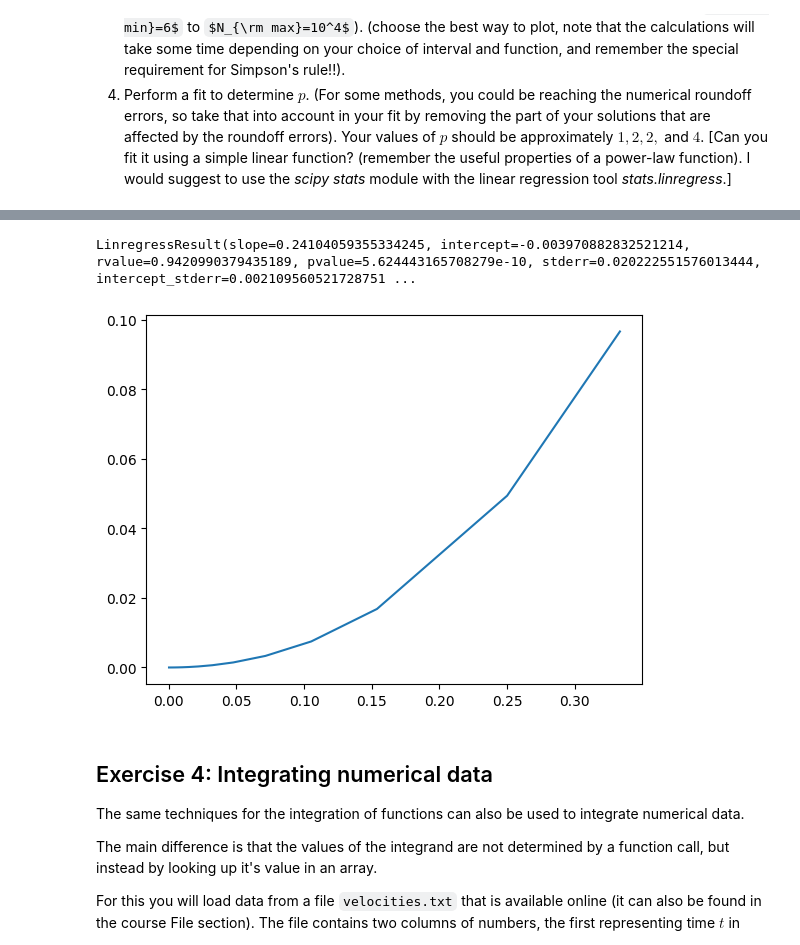
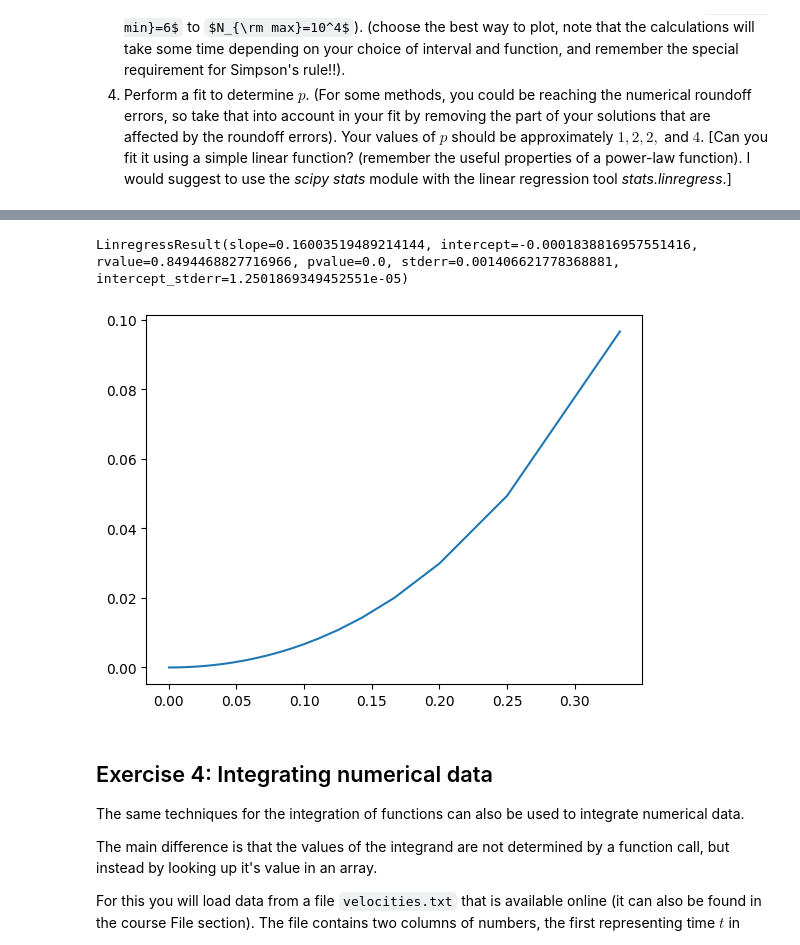
Before and after one commit to ufotermiten/Integration-LP4, a Jupyter notebook: SEE125_Integration_Group045.ipynb, the cells around one changed output, grey strips where cells are left out. Cells and saved outputs as stored; diff of their text form; code cells hidden in the pictures; some formulas as TeX source.

```diff
--- a/SEE125_Integration_Group045.ipynb
+++ b/SEE125_Integration_Group045.ipynb
@@ -211,36 +181,38 @@ LinregressResult(slope=1.4996988240947464, intercept=-0.00015618460189082296, rv
 # %%
-#### BING CHILLING GPT
+#Your code here
+def f(x):
+    return x**4 -2*x +1
 def bencherror(method):
-    a = 0 # lower limit of integration
-    b = 2 # upper limit of integration
-    exact = 4.4 # exact value of the integral
+    a = 0
+    b = 2
+    exact = 4.4
     Nmin = 6
     Nmax = 10**4
-    Nvalues = np.logspace(np.log10(Nmin), np.log10(Nmax), 20).astype(int)
+    Nvalues = np.arange(Nmin, Nmax,2).astype(int)
     hvalues = (b-a)/Nvalues
-    errors = []
-    for N in Nvalues:
-        if method == 'Right Rectangle':
+    errors = np.zeros(len(Nvalues))
+    for i,N in enumerate(Nvalues):
+        if method == 'Right':
             I = right(f, a, b, N)
         elif method == 'Midpoint':
             I = mid(f, a, b, N)
         elif method == 'Trapezium':
             I = trap(f, a, b, N)
         elif method == 'Simpson':
             I = simp(f, a, b, N)
         else:
             raise ValueError('Method not recognized')
-        errors.append(abs(I - exact)/exact)
+        errors[i] = abs(I-exact)/exact
     return hvalues, errors
 
-h ,errors = bencherror('Trapezium')
+h ,err = bencherror('Trapezium')
 fig,ax = plt.subplots()
-ax.plot(h,errors)
-print(scipy.stats.linregress(h,errors))
+ax.plot(h,err)
+print(scipy.stats.linregress(h,err))
 plt.show()
 # %% [output]
-LinregressResult(slope=0.24104059355334245, intercept=-0.003970882832521214, rvalue=0.9420990379435189, pvalue=5.624443165708279e-10, stderr=0.020222551576013444, intercept_stderr=0.002109560521728751 ...
+LinregressResult(slope=0.16003519489214144, intercept=-0.0001838816957551416, rvalue=0.8494468827716966, pvalue=0.0, stderr=0.001406621778368881, intercept_stderr=1.2501869349452551e-05)
-[figure, old version]
+[figure, new version]
 # %% [markdown]
 ## Exercise 4: Integrating numerical data
 
```
Also changed, not shown: parts of 3 cells of this notebook.
